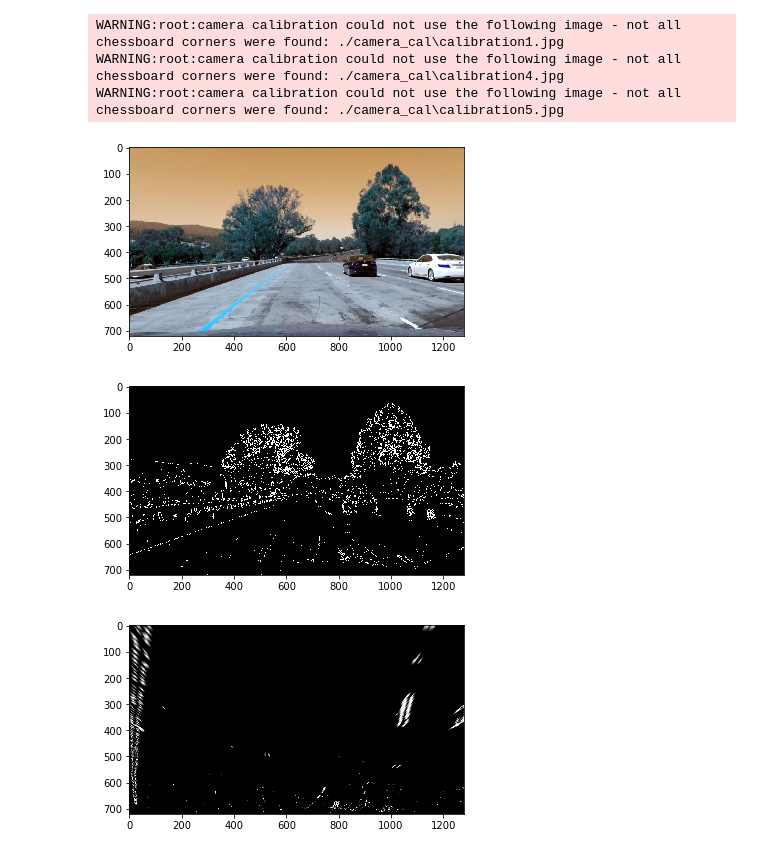
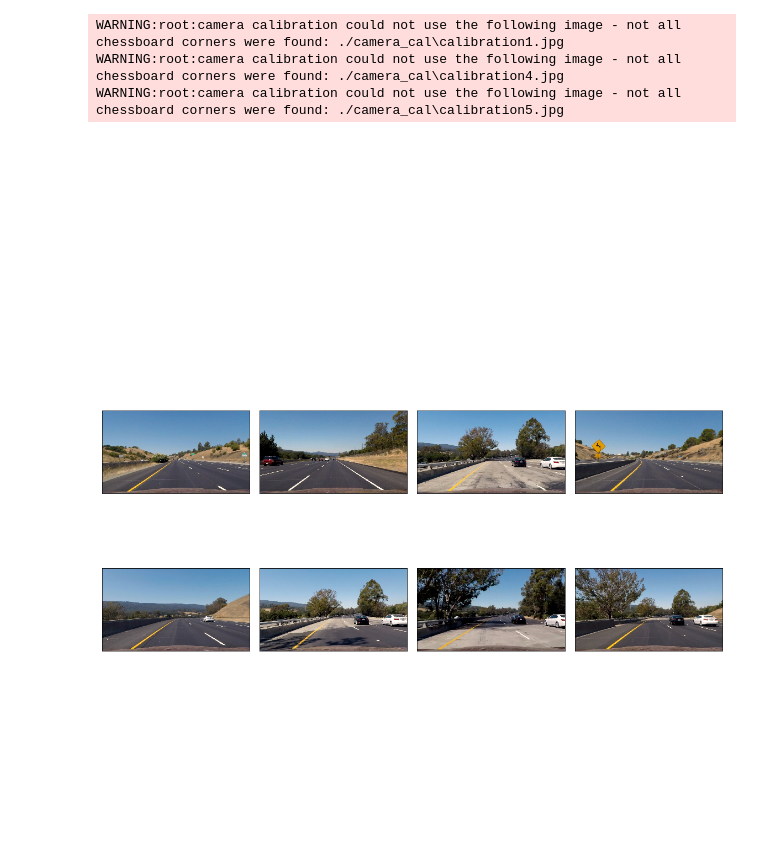
Before and after one commit to mastah43/CarND-Advanced-Lane-Lines, a Jupyter notebook: lane_finding.ipynb, the cells around one changed output. Drawn from its saved outputs; the diff is of its cells as text; code cells hidden in the pictures; blank space fills up the shorter version.

```diff
--- a/lane_finding.ipynb
+++ b/lane_finding.ipynb
@@ -39,26 +63,9 @@ img_undistorter = CameraImageUndistorter()
 WARNING:root:camera calibration could not use the following image - not all chessboard corners were found: ./camera_cal\calibration1.jpg
 WARNING:root:camera calibration could not use the following image - not all chessboard corners were found: ./camera_cal\calibration4.jpg
 WARNING:root:camera calibration could not use the following image - not all chessboard corners were found: ./camera_cal\calibration5.jpg
-# %%
-img_undistorted = img_undistorter.undistort(img_camera)
-plot_image(img_undistorted)
-# %% [output]
-[figure, removed]
-# %%
-import lane_isolator
-importlib.reload(lane_isolator)
-from lane_isolator import LaneIsolator
-lane_isolator = LaneIsolator()
-img_lanes = lane_isolator.isolate_lanes(img_undistorted)
-plot_image(img_lanes)
-# %% [output]
-[figure, removed]
-# %%
-import camera_birdview_transform
-importlib.reload(camera_birdview_transform)
-from camera_birdview_transform import CameraImagePerspectiveTransform
-img_transformer = CameraImagePerspectiveTransform()
-img_lanes_birdview = img_transformer.to_birdview(img_lanes)
-plot_image(img_lanes_birdview)
-# %% [output]
-[figure, removed]
+# %%
+imgs_undistorted = [img_undistorter.undistort(img) for img in imgs_camera]
+plot_images_grid(imgs_undistorted)
+# %% [output]
+[figure, added]
+[figure, added]
```
Also changed, not shown: parts of 8 cells of this notebook, 3 other files.
